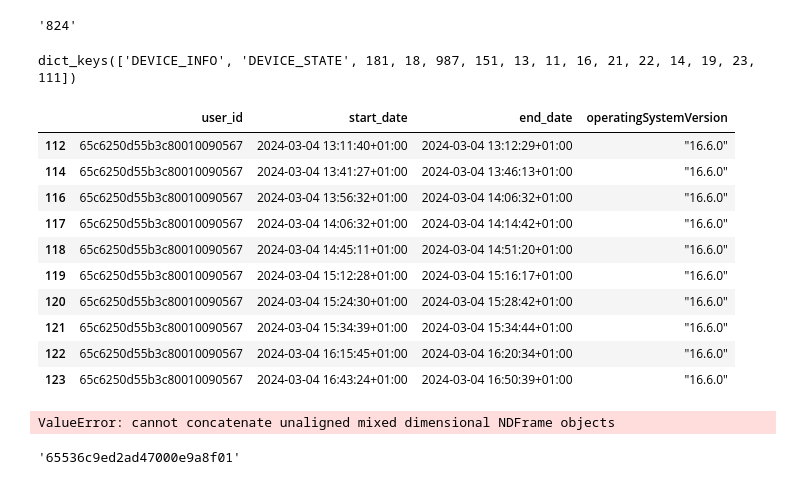
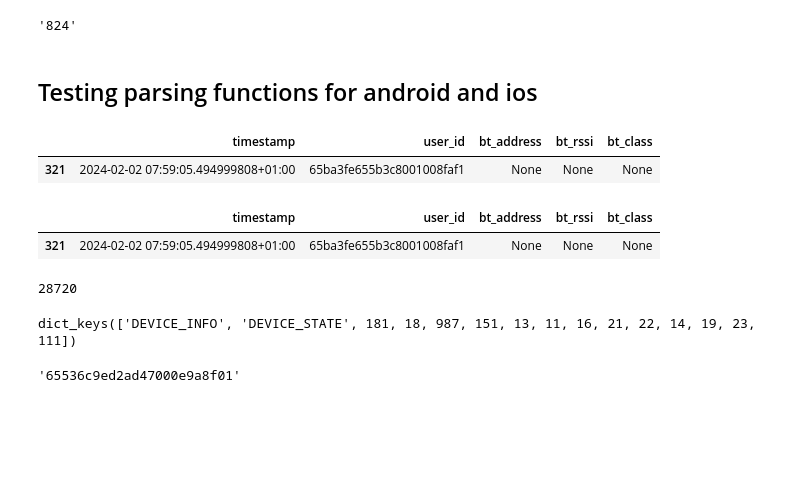
Before and after one commit to trelium/MULTICAST-ps, a Jupyter notebook: src/data/prove.ipynb, the cells around one changed output. Saved outputs shown, nothing was run; the diff lists cells and outputs as text; code cells hidden in the pictures; blank space fills up the shorter version.

Commit message:
initial version of parsing

```diff
--- a/src/data/prove.ipynb
+++ b/src/data/prove.ipynb
@@ -205,7 +208,7 @@ def extract_from_json_list(row):
                 for wifi_entry in json_dict[key]
             ]
 
-dbloc = '/opt/data/multicast/phone/65391c7c55b3c800135fd2d2/1701965139149_65391c7c55b3c800135fd2d2.dbr'
+dbloc = '/opt/data/multicast/phone/65391c7c55b3c800135fd2d2/1699662051794_65391c7c55b3c800135fd2d2.dbr'
 
 conn = sqlite3.connect(dbloc)
 conn2 = sqlite3.connect(to_analyze[17])
@@ -213,20 +216,10 @@ df = pd.read_sql(sql="SELECT * FROM events", con=conn)
 df2 = pd.read_sql(sql="SELECT * FROM events", con=conn2)
 
 df_ex = pd.DataFrame()
-
 df_ex = pd.concat([df2, df])
-
 df_ex = df_ex[['timestamp','data_type','data']]
 df_ex.rename(columns={
                 'data_type' : 'event_id'
                                             }, inplace = True )
-
 df_ex['timestamp'] = pd.to_datetime(df_ex['timestamp'], unit='s', utc=True).dt.tz_convert('Europe/Zurich')
 df_ex['user_id'] = dbloc.split(os.sep)[-1].split('_')[1].split('.')[0] #get a portion of the folder name
-
-lalista = df_ex.loc[df_ex['event_id'] == 210,'data'].iloc[0].decode('utf-8')
-ildizio = {'calls' : lalista}
-df_ex.loc[df_ex['event_id'] == 210, 'data'] = json.dumps(ildizio).encode('utf-8')
-
-
-devices_data_list = df_ex.loc[df_ex['event_id'] == 210].apply(extract_from_json_list, axis=1).explode().tolist()
@@ -549,5 +568,7 @@ def parse_ios_df(df_ex):
 
 
     return ret
+# %% [markdown]
+## Testing parsing functions for android and ios
 # %%
 #testing the parsing on all example tables
@@ -591,0 +621,20 @@ for dbloc in to_analyze.values.tolist():
+# %%
+
+
+dbloc = "/opt/data/multicast/phone/65ba3fe655b3c8001008faf1/1706854401199_65ba3fe655b3c8001008faf1.dbr"
+conn = sqlite3.connect(dbloc)
+df_ex = pd.read_sql(sql="SELECT * FROM events", con=conn)
+
+df_ex = df_ex[['timestamp','data_type','data']]
+df_ex.rename(columns={
+                'data_type' : 'event_id'
+                                            }, inplace = True )
+#df_ex['timestamp'] = pd.to_datetime(df_ex['timestamp'], unit='s', utc=True).dt.tz_convert('Europe/Zurich')
+#df_ex['user_id'] = dbloc.split(os.sep)[-1].split('_')[1].split('.')[0] #get a portion of the folder name
+# %%
+riecc = parse_and_df(df_ex, dbloc)
+# %%
+riecc['BLUETOOTH']
+# %% [output]
+|  | timestamp | user_id | bt_address | bt_rssi | bt_class |
+| 321 | 2024-02-02 07:59:05.494999808+01:00 | 65ba3fe655b3c8001008faf1 | None | None | None |
@@ -591,0 +665,15 @@ for dbloc in to_analyze.values.tolist():
+# %%
+par = df_ex.loc[df_ex['event_id'] == 10,['timestamp','user_id']]
+par[['bt_address', 'bt_rssi','bt_class']] = None
+par
+# %% [output]
+|  | timestamp | user_id | bt_address | bt_rssi | bt_class |
+| 321 | 2024-02-02 07:59:05.494999808+01:00 | 65ba3fe655b3c8001008faf1 | None | None | None |
+# %%
+path = os.path.abspath('/opt/data/multicast/phone')
+iosSenses = glob((path)+'/*/*.db')
+andSenses = glob((path)+'/*/*.dbr')
+to_analyze = andSenses
+len(iosSenses)
+# %% [output]
+28720
@@ -595,30 +698,6 @@ pprint(dfff.keys()
        )
 # %% [output]
 dict_keys(['DEVICE_INFO', 'DEVICE_STATE', 181, 18, 987, 151, 13, 11, 16, 21, 22, 14, 19, 23, 111])
-# %%
-dfff['DEVICE_STATE']
-# %% [output]
-|  | user_id | start_date | end_date | operatingSystemVersion |
-| 112 | 65c6250d55b3c80010090567 | 2024-03-04 13:11:40+01:00 | 2024-03-04 13:12:29+01:00 | "16.6.0" |
-| 114 | 65c6250d55b3c80010090567 | 2024-03-04 13:41:27+01:00 | 2024-03-04 13:46:13+01:00 | "16.6.0" |
-| 116 | 65c6250d55b3c80010090567 | 2024-03-04 13:56:32+01:00 | 2024-03-04 14:06:32+01:00 | "16.6.0" |
-| 117 | 65c6250d55b3c80010090567 | 2024-03-04 14:06:32+01:00 | 2024-03-04 14:14:42+01:00 | "16.6.0" |
-| 118 | 65c6250d55b3c80010090567 | 2024-03-04 14:45:11+01:00 | 2024-03-04 14:51:20+01:00 | "16.6.0" |
-| 119 | 65c6250d55b3c80010090567 | 2024-03-04 15:12:28+01:00 | 2024-03-04 15:16:17+01:00 | "16.6.0" |
-| 120 | 65c6250d55b3c80010090567 | 2024-03-04 15:24:30+01:00 | 2024-03-04 15:28:42+01:00 | "16.6.0" |
-| 121 | 65c6250d55b3c80010090567 | 2024-03-04 15:34:39+01:00 | 2024-03-04 15:34:44+01:00 | "16.6.0" |
-| 122 | 65c6250d55b3c80010090567 | 2024-03-04 16:15:45+01:00 | 2024-03-04 16:20:34+01:00 | "16.6.0" |
-| 123 | 65c6250d55b3c80010090567 | 2024-03-04 16:43:24+01:00 | 2024-03-04 16:50:39+01:00 | "16.6.0" |
-# %%
-df3 = df3.loc[df3['event_id'] == 23,['user_id','data']]
-df3['data'] = df3['data'].str.decode("utf-8")
-df3 = pd.concat([df3['user_id'], df3['data'].str.split(',', expand=True)], axis=1)
-df3.rename(columns={
-                            0 : 'feijfie',
-                            1 : 'timestamp'
-                                            }, inplace = True )
-# %% [output]
-ValueError: cannot concatenate unaligned mixed dimensional NDFrame objects
 # %%
 to_analyze[15].split(os.sep)[-1].split('_')[1].split('.')[0]
 # %% [output]
```
Also changed, not shown: parts of 11 cells of this notebook, 3 other files.
